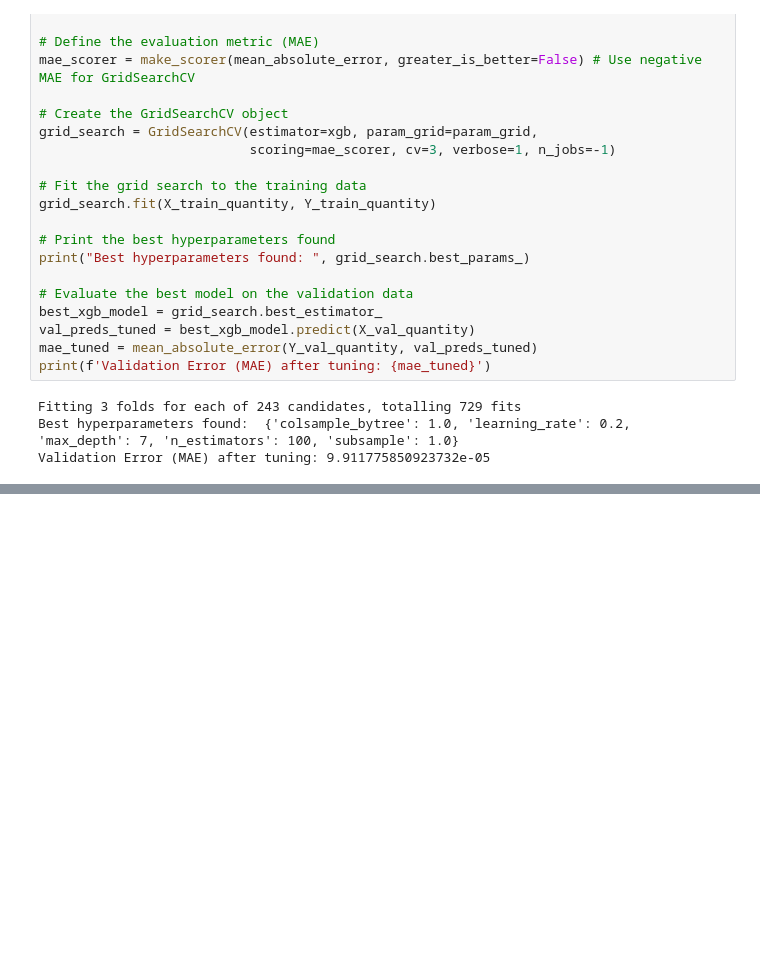
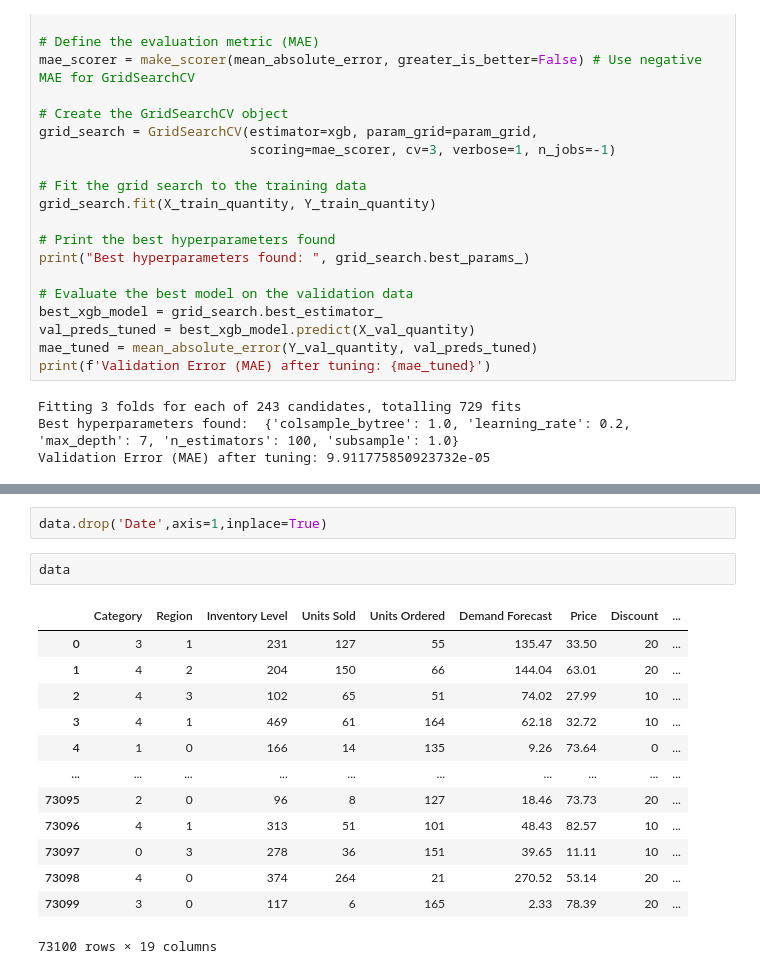
Before and after one commit to shubhanagrawal/Walmart-Hackathon, a Jupyter notebook: walmart.ipynb, the cells around one changed output, grey strips where cells are left out. Cells and saved outputs as stored; diff of their text form; blank space fills up the shorter version.

```diff
--- a/walmart.ipynb
+++ b/walmart.ipynb
@@ -897,0 +833,18 @@ dtype: int64
+# %%
+data.drop('Date',axis=1,inplace=True)
+# %%
+data
+# %% [output]
+|  | Category | Region | Inventory Level | Units Sold | Units Ordered | Demand Forecast | Price | Discount | ... |
+| 0 | 3 | 1 | 231 | 127 | 55 | 135.47 | 33.50 | 20 | ... |
+| 1 | 4 | 2 | 204 | 150 | 66 | 144.04 | 63.01 | 20 | ... |
+| 2 | 4 | 3 | 102 | 65 | 51 | 74.02 | 27.99 | 10 | ... |
+| 3 | 4 | 1 | 469 | 61 | 164 | 62.18 | 32.72 | 10 | ... |
+| 4 | 1 | 0 | 166 | 14 | 135 | 9.26 | 73.64 | 0 | ... |
+| ... | ... | ... | ... | ... | ... | ... | ... | ... | ... |
+| 73095 | 2 | 0 | 96 | 8 | 127 | 18.46 | 73.73 | 20 | ... |
+| 73096 | 4 | 1 | 313 | 51 | 101 | 48.43 | 82.57 | 10 | ... |
+| 73097 | 0 | 3 | 278 | 36 | 151 | 39.65 | 11.11 | 10 | ... |
+| 73098 | 4 | 0 | 374 | 264 | 21 | 270.52 | 53.14 | 20 | ... |
+| 73099 | 3 | 0 | 117 | 6 | 165 | 2.33 | 78.39 | 20 | ... |
+73100 rows × 19 columns
```
Also changed, not shown: parts of 69 cells of this notebook.
